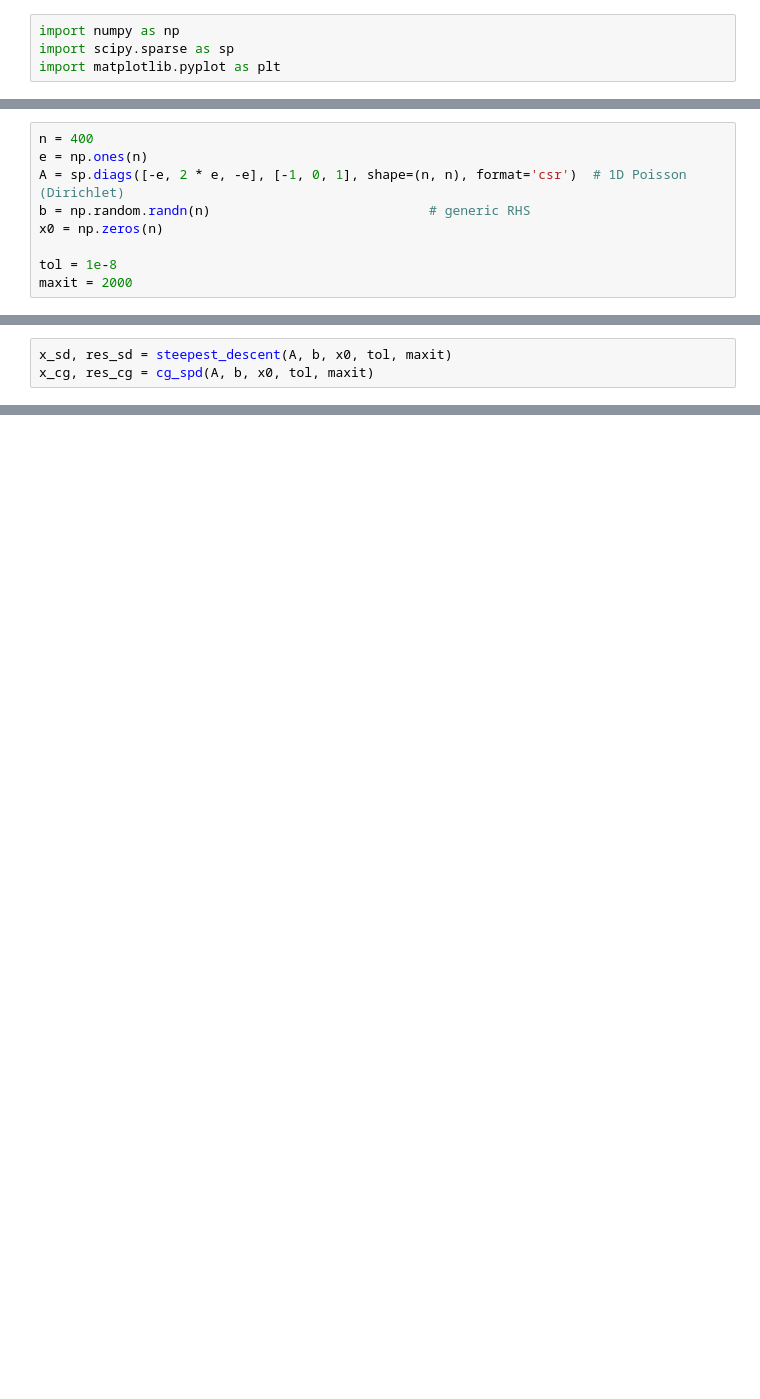
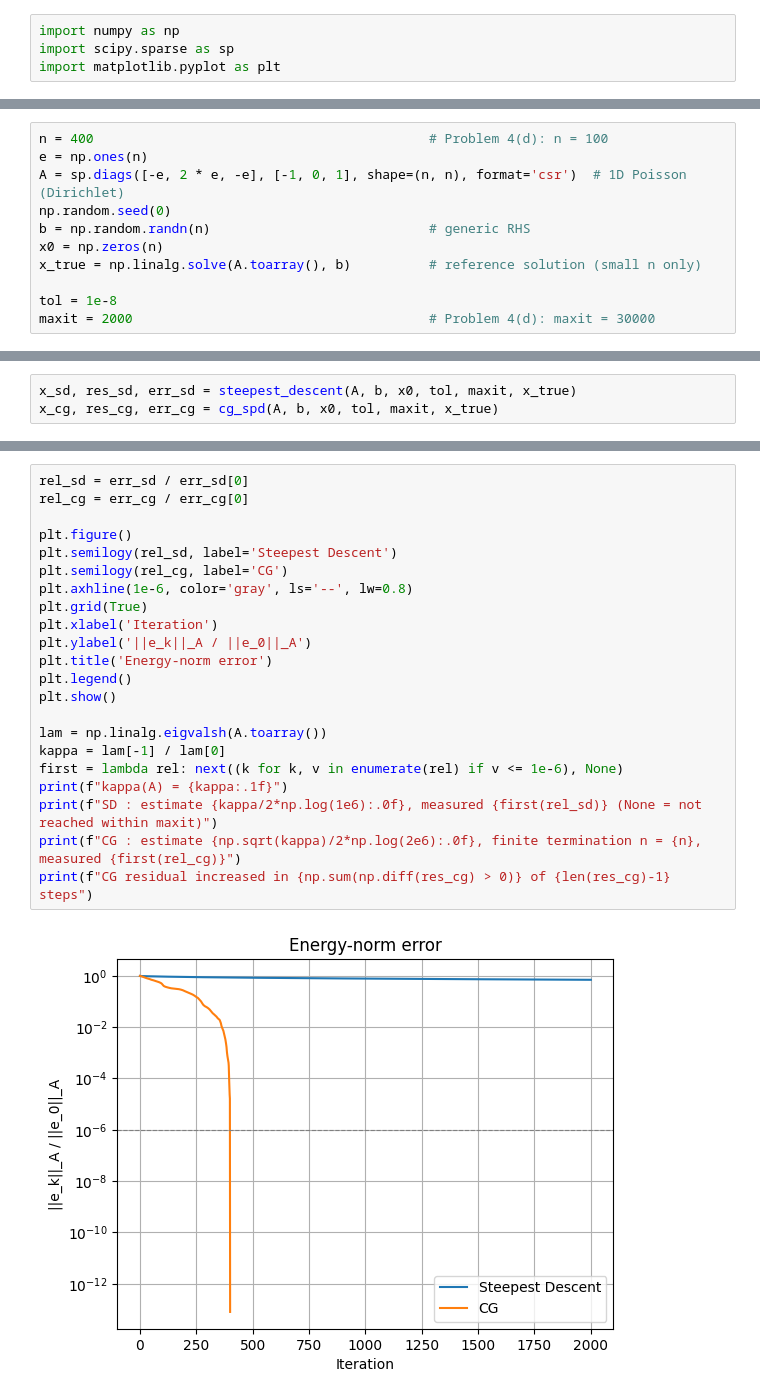
Before and after one commit to vicdolean/scicomp_examples, a Jupyter notebook: week5/script_week5_1.ipynb, the cells around one changed output, grey strips where cells are left out. Cells and saved outputs as stored; diff of their text form; blank space fills up the shorter version.

```diff
--- a/week5/script_week5_1.ipynb
+++ b/week5/script_week5_1.ipynb
@@ -48,11 +58,13 @@ Uses the same tridiagonal 1D Poisson matrix as in Week 3/7 (SPD, moderately ill-
 # %%
-n = 400
+n = 400                                           # Problem 4(d): n = 100
 e = np.ones(n)
 A = sp.diags([-e, 2 * e, -e], [-1, 0, 1], shape=(n, n), format='csr')  # 1D Poisson (Dirichlet)
+np.random.seed(0)
 b = np.random.randn(n)                            # generic RHS
 x0 = np.zeros(n)
+x_true = np.linalg.solve(A.toarray(), b)          # reference solution (small n only)
 
 tol = 1e-8
-maxit = 2000
+maxit = 2000                                      # Problem 4(d): maxit = 30000
 # %% [markdown]
 ## Run solvers
@@ -60,5 +72,5 @@ Runs both methods from the same zero initial guess to the same tolerance.
 # %%
-x_sd, res_sd = steepest_descent(A, b, x0, tol, maxit)
-x_cg, res_cg = cg_spd(A, b, x0, tol, maxit)
+x_sd, res_sd, err_sd = steepest_descent(A, b, x0, tol, maxit, x_true)
+x_cg, res_cg, err_cg = cg_spd(A, b, x0, tol, maxit, x_true)
 # %% [markdown]
 ## Compare residual histories
@@ -81,0 +98,24 @@ Conjugate Gradient iterations: 400
+# %%
+rel_sd = err_sd / err_sd[0]
+rel_cg = err_cg / err_cg[0]
+
+plt.figure()
+plt.semilogy(rel_sd, label='Steepest Descent')
+plt.semilogy(rel_cg, label='CG')
+plt.axhline(1e-6, color='gray', ls='--', lw=0.8)
+plt.grid(True)
+plt.xlabel('Iteration')
+plt.ylabel('||e_k||_A / ||e_0||_A')
+plt.title('Energy-norm error')
+plt.legend()
+plt.show()
+
+lam = np.linalg.eigvalsh(A.toarray())
+kappa = lam[-1] / lam[0]
+first = lambda rel: next((k for k, v in enumerate(rel) if v <= 1e-6), None)
+print(f"kappa(A) = {kappa:.1f}")
+print(f"SD : estimate {kappa/2*np.log(1e6):.0f}, measured {first(rel_sd)} (None = not reached within maxit)")
+print(f"CG : estimate {np.sqrt(kappa)/2*np.log(2e6):.0f}, finite termination n = {n}, measured {first(rel_cg)}")
+print(f"CG residual increased in {np.sum(np.diff(res_cg) > 0)} of {len(res_cg)-1} steps")
+# %% [output]
+[figure, added]
```
Also changed, not shown: parts of 9 cells of this notebook, 4 other files.
